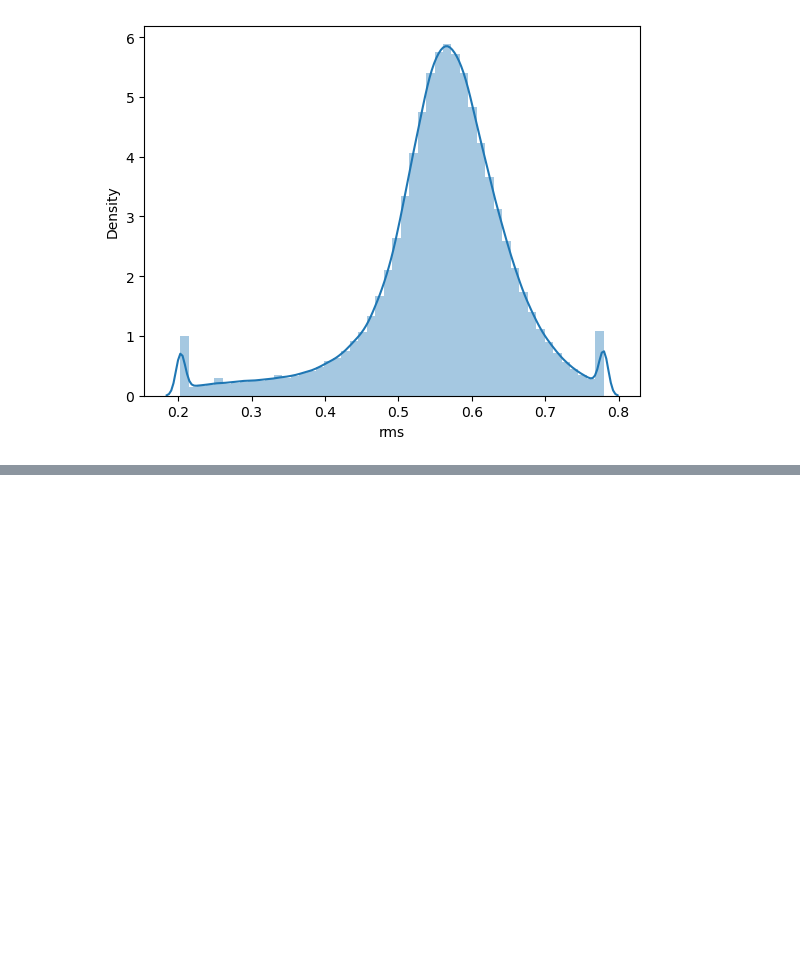
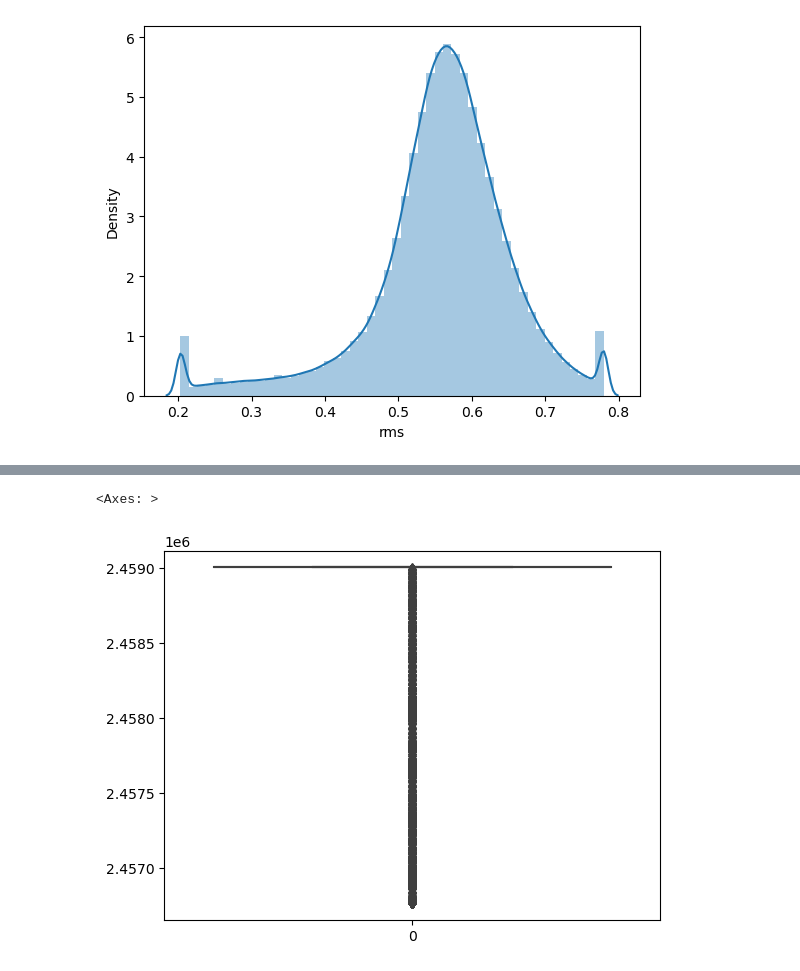
Before and after one commit to agnishde/Asteroid-orbit-classification, a Jupyter notebook: Asteroid Data analysis and Classification.ipynb, the cells around one changed output, grey strips where cells are left out. Saved outputs shown, nothing was run; the diff lists cells and outputs as text; code cells hidden in the pictures; blank space fills up the shorter version.

```diff
--- a/Asteroid Data analysis and Classification.ipynb
+++ b/Asteroid Data analysis and Classification.ipynb
@@ -1037,0 +1111,9 @@ https://gist.github.com/mwaskom/de44147ed2974457ad6372750bbe5751
+# %%
+new_df = df.copy()
+new_df.loc[(new_df['epoch']>=upper_limit), 'epoch'] = upper_limit
+new_df.loc[(new_df['epoch']<=lower_limit), 'epoch'] = lower_limit  ##CAPPING
+# %%
+sns.boxplot(new_df['epoch'])
+# %% [output]
+<Axes: >
+[figure, added]
```
Also changed, not shown: parts of 58 cells of this notebook.
